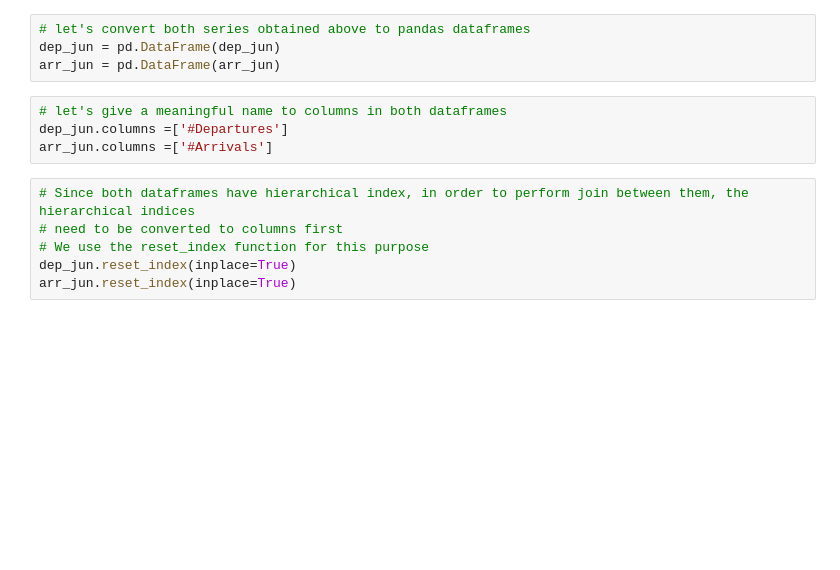
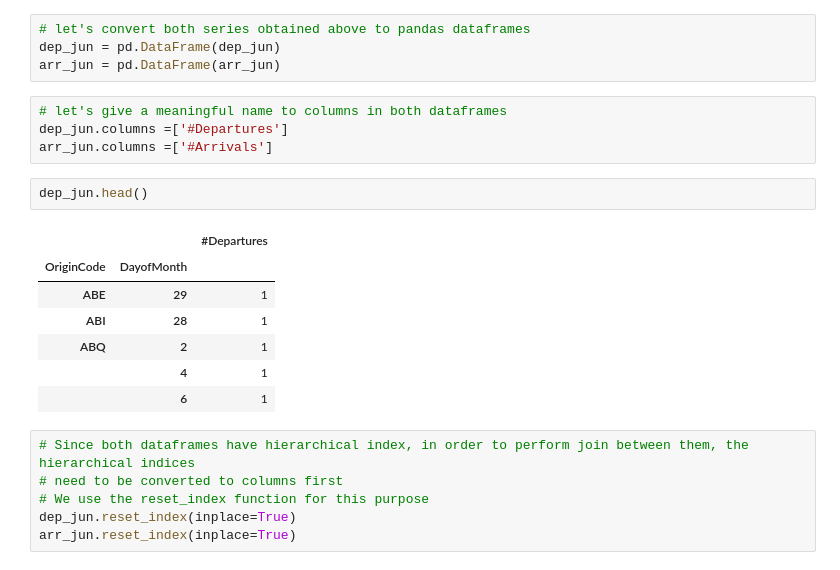
Before and after one commit to fractal-analytics-academy/python-for-data-science, a Jupyter notebook: test-your-skills/solution-sets/Set-1/solution-set-1.ipynb, the cells around one changed output. Saved outputs shown, nothing was run; the diff lists cells and outputs as text; blank space fills up the shorter version.

```diff
--- a/test-your-skills/solution-sets/Set-1/solution-set-1.ipynb
+++ b/test-your-skills/solution-sets/Set-1/solution-set-1.ipynb
@@ -310,6 +301,16 @@ arr_jun = pd.DataFrame(arr_jun)
 # let's give a meaningful name to columns in both dataframes
 dep_jun.columns =['#Departures']
 arr_jun.columns =['#Arrivals']
+# %%
+dep_jun.head()
+# %% [output]
+|  |  | #Departures |
+| OriginCode | DayofMonth |  |
+| ABE | 29 | 1 |
+| ABI | 28 | 1 |
+| ABQ | 2 | 1 |
+|  | 4 | 1 |
+|  | 6 | 1 |
 # %%
 # Since both dataframes have hierarchical index, in order to perform join between them, the hierarchical indices
 # need to be converted to columns first
```
Also changed, not shown: parts of 11 cells of this notebook, 2 other files.
